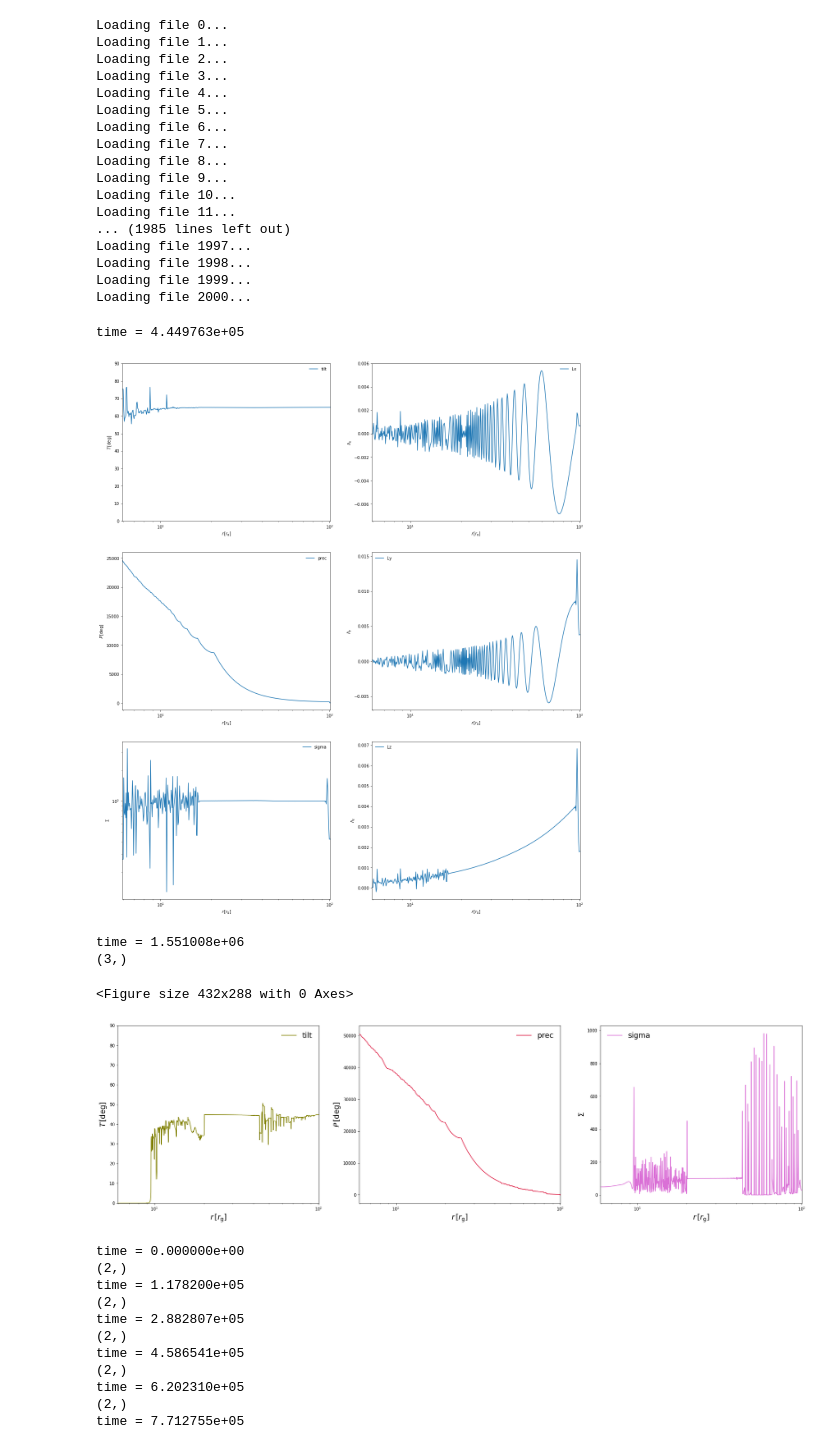
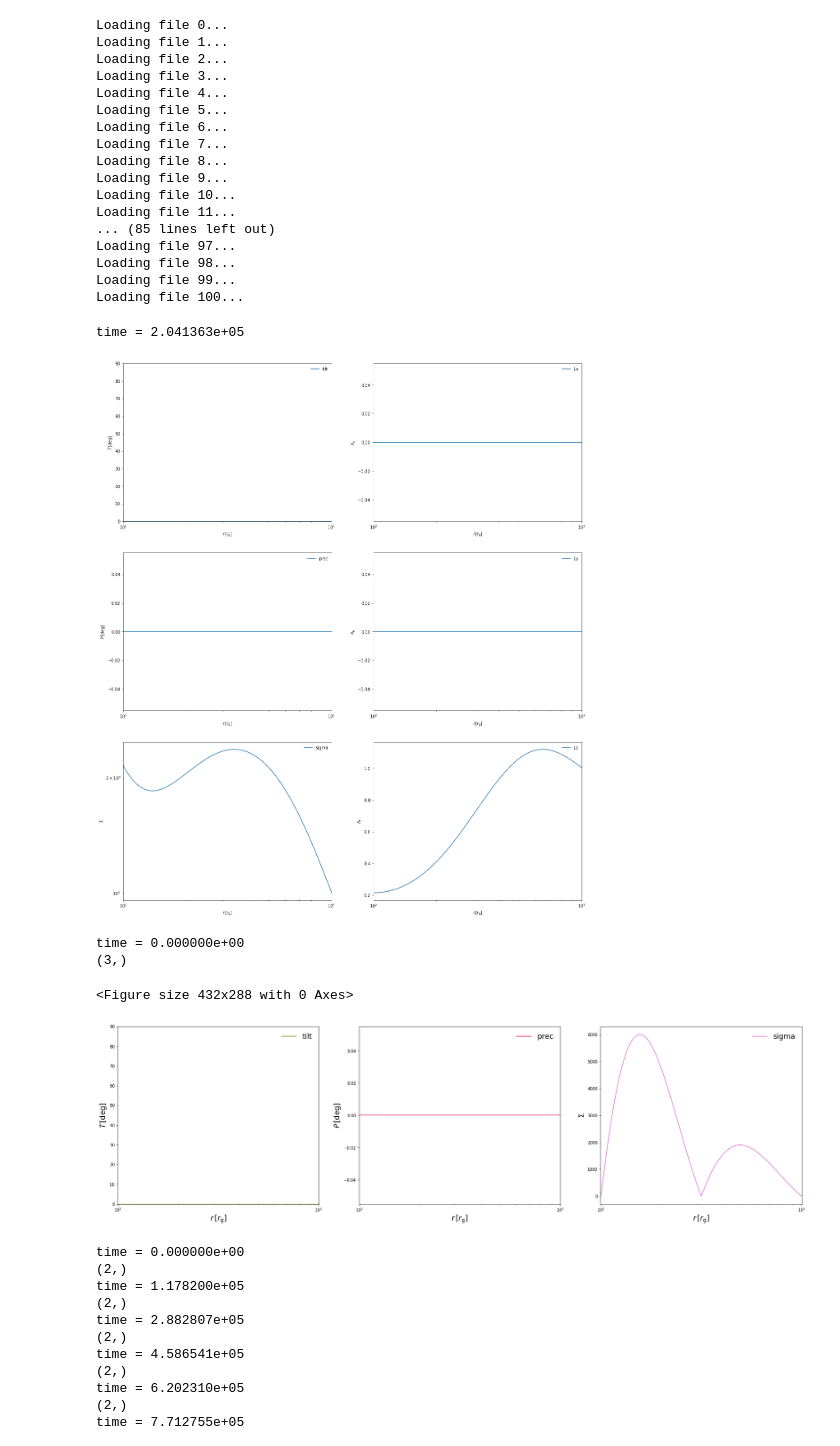
Before and after one commit to nomahen/twisted_disk_1d, a Jupyter notebook: notebooks/plot_outputs_new-Copy1.ipynb, the cells around one changed output. Saved outputs shown, nothing was run; the diff lists cells and outputs as text; code cells hidden in the pictures.

```diff
--- a/notebooks/plot_outputs_new-Copy1.ipynb
+++ b/notebooks/plot_outputs_new-Copy1.ipynb
@@ -6,9 +6,9 @@ from read_data import *
 
 %matplotlib inline
 # %%
-pref = '../outputs/presentation/tearing/output_'
+pref = '../outputs/output_'
 HoR  = 1e-3
-filenames = get_fn_list(pref,0,2000)
+filenames = get_fn_list(pref,0,100)
 full_data = []
 for i,fn in enumerate(filenames):
     print "Loading file %d..." % i
@@ -26,20 +26,20 @@ Loading file 8...
 Loading file 9...
 Loading file 10...
 Loading file 11...
-... (1985 lines left out)
-Loading file 1997...
-Loading file 1998...
-Loading file 1999...
-Loading file 2000...
+... (85 lines left out)
+Loading file 97...
+Loading file 98...
+Loading file 99...
+Loading file 100...
 # %%
 def plot_interface(table):
-    plot_r  = table["r"]
-    plot_d  = table["sigma"]
-    plot_Lx = table["Lx"]
-    plot_Ly = table["Ly"]
-    plot_Lz = table["Lz"]
-    plot_t  = table["tilt"]
-    plot_p  = table["prec"]
+    plot_r  = table["r"][1:-1]
+    plot_d  = table["sigma"][1:-1]
+    plot_Lx = table["Lx"][1:-1]
+    plot_Ly = table["Ly"][1:-1]
+    plot_Lz = table["Lz"][1:-1]
+    plot_t  = table["tilt"][1:-1]
+    plot_p  = table["prec"][1:-1]
 
     time   = table["t"][0]
     rmin = np.min(plot_r)
@@ -100,12 +100,14 @@ def plot_interface(table):
 
     return fig
 
-fig = plot_interface(full_data[200])
+fig = plot_interface(full_data[-1])
+#for i in range(0,12):
+#    fig = plot_interface(full_data[i])
 
 plt.show()
 # %% [output]
-time = 4.449763e+05
+time = 2.041363e+05
-[figure, old version]
+[figure, new version]
 # %%
 def plot_interface_vid(table):
     plot_r  = table["r"]
@@ -128,36 +130,36 @@ def plot_interface_vid(table):
     ax[0].set_xlim(rmin,rmax)
     ax[0].set_xscale('log')
     ax[0].legend(frameon=False,fontsize=18)
 
     ax[1].plot(plot_r,plot_p,color='crimson')
     ax[1].set_xlabel(r'$r\,[r_{\rm g}]$',fontsize=18)
     ax[1].set_ylabel(r'$P\,[{\rm deg}]$',fontsize=18)
     #ax[1].set_ylim(0,18000)
     ax[1].set_xlim(rmin,rmax)
     ax[1].set_xscale('log')
     #ax[1].set_yscale('log')
     ax[1].legend(frameon=False,fontsize=18)
 
     ax[2].plot(plot_r,plot_d,color='orchid')
     ax[2].set_xlabel(r'$r\,[r_{\rm g}]$',fontsize=18)
     ax[2].set_ylabel(r'$\Sigma$',fontsize=18)
     #ax[2].set_ylim(0,18000)
     ax[2].set_xlim(rmin,rmax)
     ax[2].set_xscale('log')
     #ax[2].set_yscale('log')
     ax[2].legend(frameon=False,fontsize=18)
 
 
     return fig
 
 plt.clf()
-fig = plot_interface_vid(full_data[3000])
+fig = plot_interface_vid(full_data[0])
 plt.show()
 # %% [output]
-time = 1.551008e+06
+time = 0.000000e+00
 (3,)
 <Figure size 432x288 with 0 Axes>
-[figure, old version]
+[figure, new version]
 # %%
 ##################
 ## User Parameters
```
Also changed, not shown: 10 other files.
